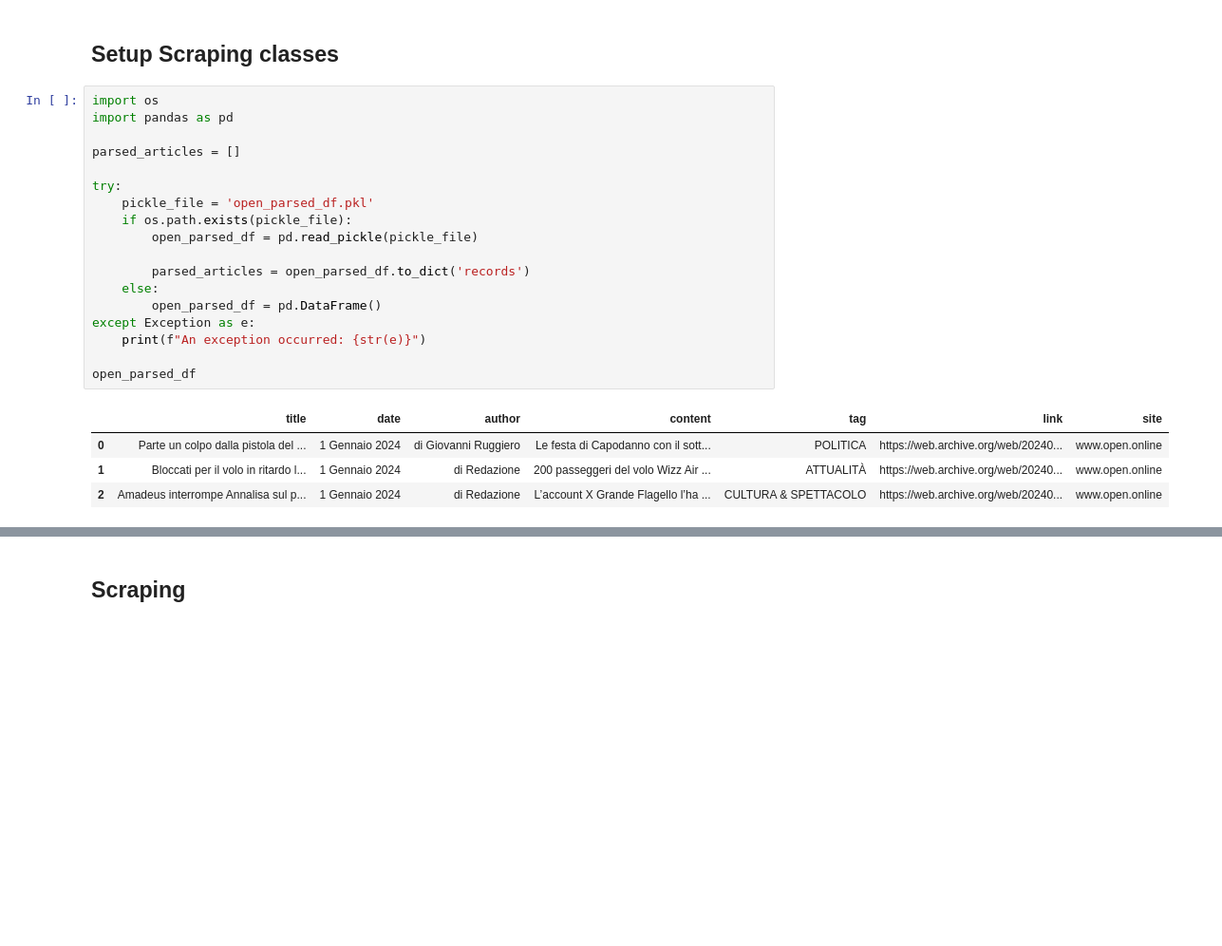
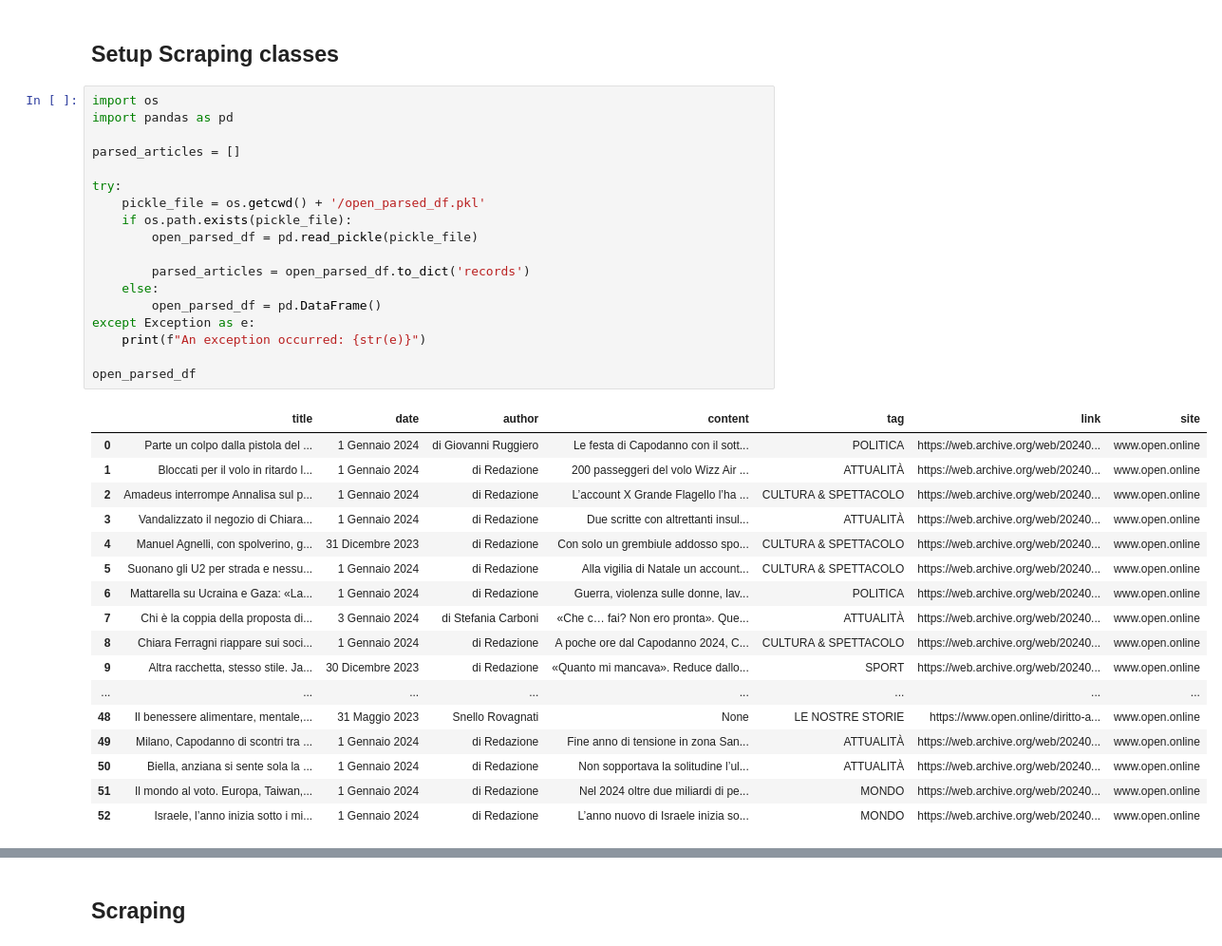
Before and after one commit to alexcalabrese/datamanagement_project, a Jupyter notebook: scraper.ipynb, the cells around one changed output, grey strips where cells are left out. Shown at 95% size. Drawn from its saved outputs; the diff is of its cells as text; blank space fills up the shorter version.

```diff
--- a/scraper.ipynb
+++ b/scraper.ipynb
@@ -28,24 +30,37 @@ Successfully installed tensorflow_text-2.15.0
 # %%
 import os
 import pandas as pd
 
 parsed_articles = []
 
 try:
-    pickle_file = 'open_parsed_df.pkl'
+    pickle_file = os.getcwd() + '/open_parsed_df.pkl'
     if os.path.exists(pickle_file):
         open_parsed_df = pd.read_pickle(pickle_file)
 
         parsed_articles = open_parsed_df.to_dict('records')
     else:
         open_parsed_df = pd.DataFrame()
 except Exception as e:
     print(f"An exception occurred: {str(e)}")
 
 open_parsed_df
 # %% [output]
 |  | title | date | author | content | tag | link | site |
 | 0 | Parte un colpo dalla pistola del ... | 1 Gennaio 2024 | di Giovanni Ruggiero | Le festa di Capodanno con il sott... | POLITICA | https://web.archive.org/web/20240... | www.open.online |
 | 1 | Bloccati per il volo in ritardo l... | 1 Gennaio 2024 | di Redazione | 200 passeggeri del volo Wizz Air ... | ATTUALITÀ | https://web.archive.org/web/20240... | www.open.online |
 | 2 | Amadeus interrompe Annalisa sul p... | 1 Gennaio 2024 | di Redazione | L’account X Grande Flagello l’ha ... | CULTURA & SPETTACOLO | https://web.archive.org/web/20240... | www.open.online |
+| 3 | Vandalizzato il negozio di Chiara... | 1 Gennaio 2024 | di Redazione | Due scritte con altrettanti insul... | ATTUALITÀ | https://web.archive.org/web/20240... | www.open.online |
+| 4 | Manuel Agnelli, con spolverino, g... | 31 Dicembre 2023 | di Redazione | Con solo un grembiule addosso spo... | CULTURA & SPETTACOLO | https://web.archive.org/web/20240... | www.open.online |
+| 5 | Suonano gli U2 per strada e nessu... | 1 Gennaio 2024 | di Redazione | Alla vigilia di Natale un account... | CULTURA & SPETTACOLO | https://web.archive.org/web/20240... | www.open.online |
+| 6 | Mattarella su Ucraina e Gaza: «La... | 1 Gennaio 2024 | di Redazione | Guerra, violenza sulle donne, lav... | POLITICA | https://web.archive.org/web/20240... | www.open.online |
+| 7 | Chi è la coppia della proposta di... | 3 Gennaio 2024 | di Stefania Carboni | «Che c… fai? Non ero pronta». Que... | ATTUALITÀ | https://web.archive.org/web/20240... | www.open.online |
+| 8 | Chiara Ferragni riappare sui soci... | 1 Gennaio 2024 | di Redazione | A poche ore dal Capodanno 2024, C... | CULTURA & SPETTACOLO | https://web.archive.org/web/20240... | www.open.online |
+| 9 | Altra racchetta, stesso stile. Ja... | 30 Dicembre 2023 | di Redazione | «Quanto mi mancava». Reduce dallo... | SPORT | https://web.archive.org/web/20240... | www.open.online |
+| ... | ... | ... | ... | ... | ... | ... | ... |
+| 48 | Il benessere alimentare, mentale,... | 31 Maggio 2023 | Snello Rovagnati | None | LE NOSTRE STORIE | https://www.open.online/diritto-a... | www.open.online |
+| 49 | Milano, Capodanno di scontri tra ... | 1 Gennaio 2024 | di Redazione | Fine anno di tensione in zona San... | ATTUALITÀ | https://web.archive.org/web/20240... | www.open.online |
+| 50 | Biella, anziana si sente sola la ... | 1 Gennaio 2024 | di Redazione | Non sopportava la solitudine l’ul... | ATTUALITÀ | https://web.archive.org/web/20240... | www.open.online |
+| 51 | Il mondo al voto. Europa, Taiwan,... | 1 Gennaio 2024 | di Redazione | Nel 2024 oltre due miliardi di pe... | MONDO | https://web.archive.org/web/20240... | www.open.online |
+| 52 | Israele, l’anno inizia sotto i mi... | 1 Gennaio 2024 | di Redazione | L’anno nuovo di Israele inizia so... | MONDO | https://web.archive.org/web/20240... | www.open.online |
 # %%
```
Also changed, not shown: parts of 43 cells of this notebook.
